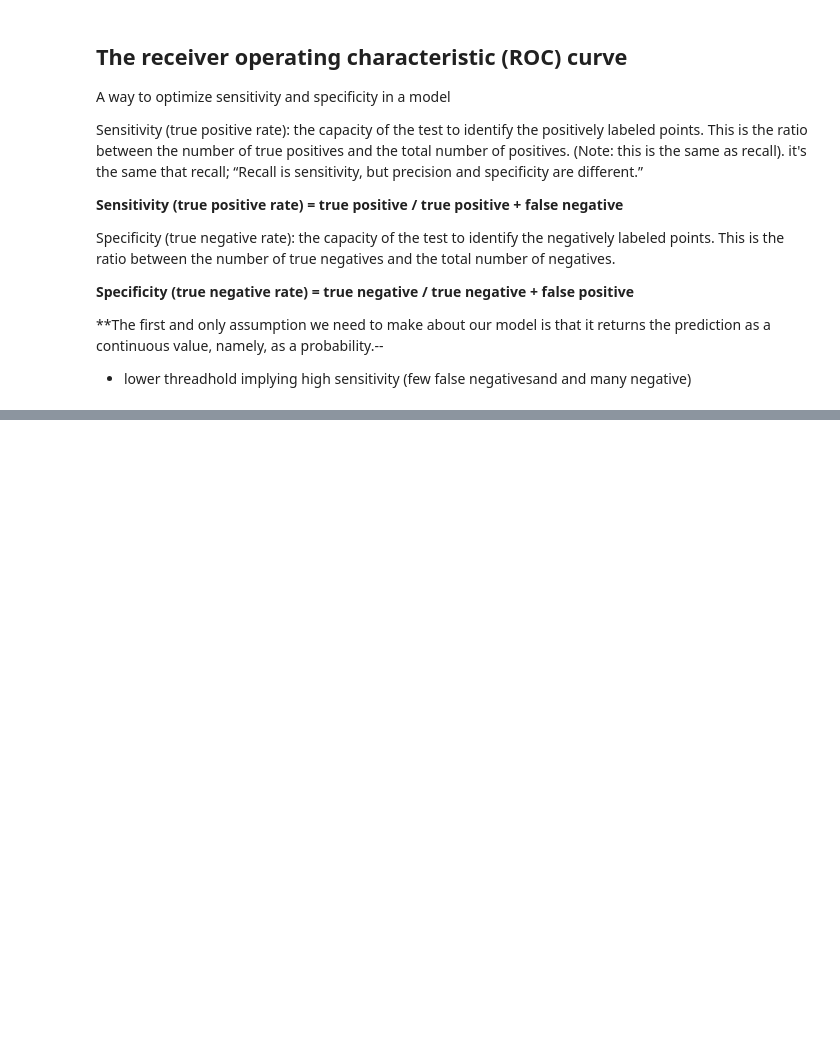
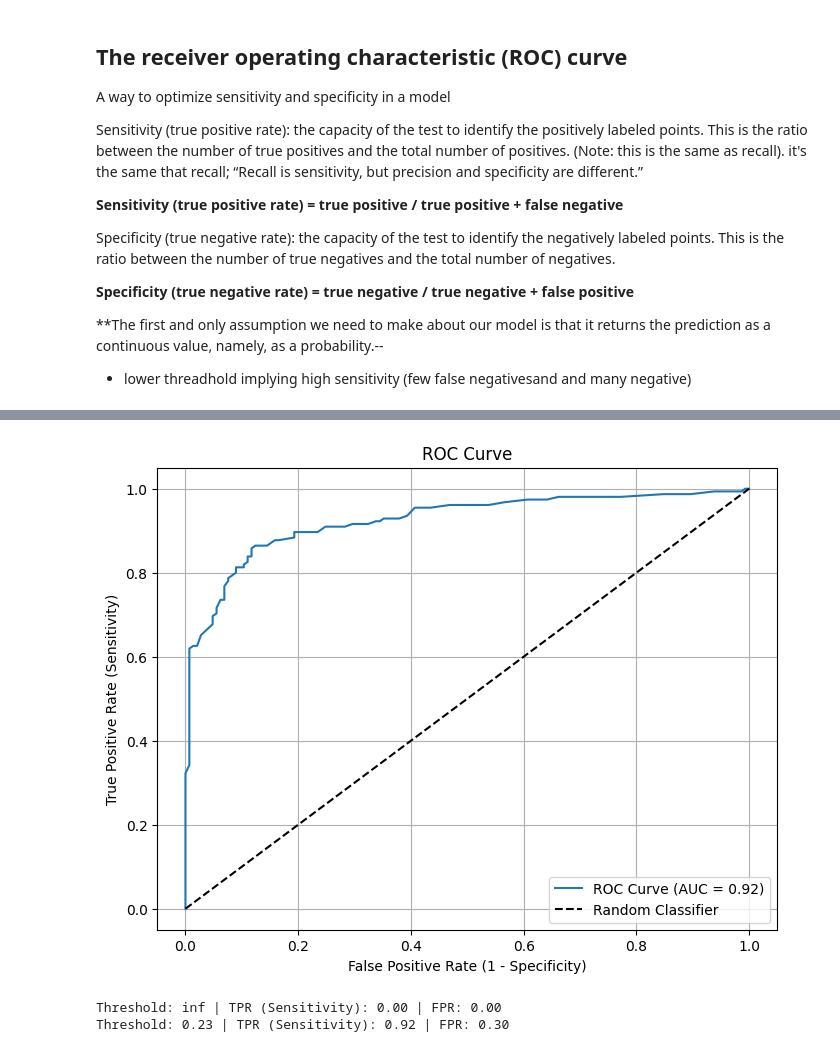
Before and after one commit to albertbolanoss/supervised-machine-learning, a Jupyter notebook: notebooks/models/classification/measure_classification_models.ipynb, the cells around one changed output, grey strips where cells are left out. Drawn from its saved outputs; the diff is of its cells as text; code cells hidden in the pictures; blank space fills up the shorter version.

```diff
--- a/notebooks/models/classification/measure_classification_models.ipynb
+++ b/notebooks/models/classification/measure_classification_models.ipynb
@@ -232,0 +369,42 @@ When it comes to specificity and sensitivity, think of an earthquake sensor that
+# %%
+import numpy as np
+from sklearn.datasets import make_classification
+from sklearn.model_selection import train_test_split
+from sklearn.ensemble import RandomForestClassifier
+from sklearn.metrics import roc_curve, auc, RocCurveDisplay
+import matplotlib.pyplot as plt
+
+# 1. Simulamos datos binarios
+X, y = make_classification(n_samples=1000, n_classes=2, n_features=20, random_state=42)
+
+# 2. Train-test split
+X_train, X_test, y_train, y_test = train_test_split(X, y, test_size=0.3, random_state=42)
+
+# 3. Modelo
+clf = RandomForestClassifier()
+clf.fit(X_train, y_train)
+
+# 4. Probabilidades predichas
+y_scores = clf.predict_proba(X_test)[:, 1]  # Probabilidades clase positiva
+
+# 5. ROC Curve
+fpr, tpr, thresholds = roc_curve(y_test, y_scores)
+roc_auc = auc(fpr, tpr)
+
+# 6. Gráfico
+plt.figure(figsize=(8,6))
+plt.plot(fpr, tpr, label=f"ROC Curve (AUC = {roc_auc:.2f})")
+plt.plot([0, 1], [0, 1], 'k--', label="Random Classifier")
+plt.xlabel("False Positive Rate (1 - Specificity)")
+plt.ylabel("True Positive Rate (Sensitivity)")
+plt.title("ROC Curve")
+plt.legend()
+plt.grid(True)
+plt.show()
+
+for i in range(0, len(thresholds), 50):
+    print(f"Threshold: {thresholds[i]:.2f} | TPR (Sensitivity): {tpr[i]:.2f} | FPR: {fpr[i]:.2f}")
+# %% [output]
+[figure, added]
+Threshold: inf | TPR (Sensitivity): 0.00 | FPR: 0.00
+Threshold: 0.23 | TPR (Sensitivity): 0.92 | FPR: 0.30
```
Also changed, not shown: parts of 5 cells of this notebook.
